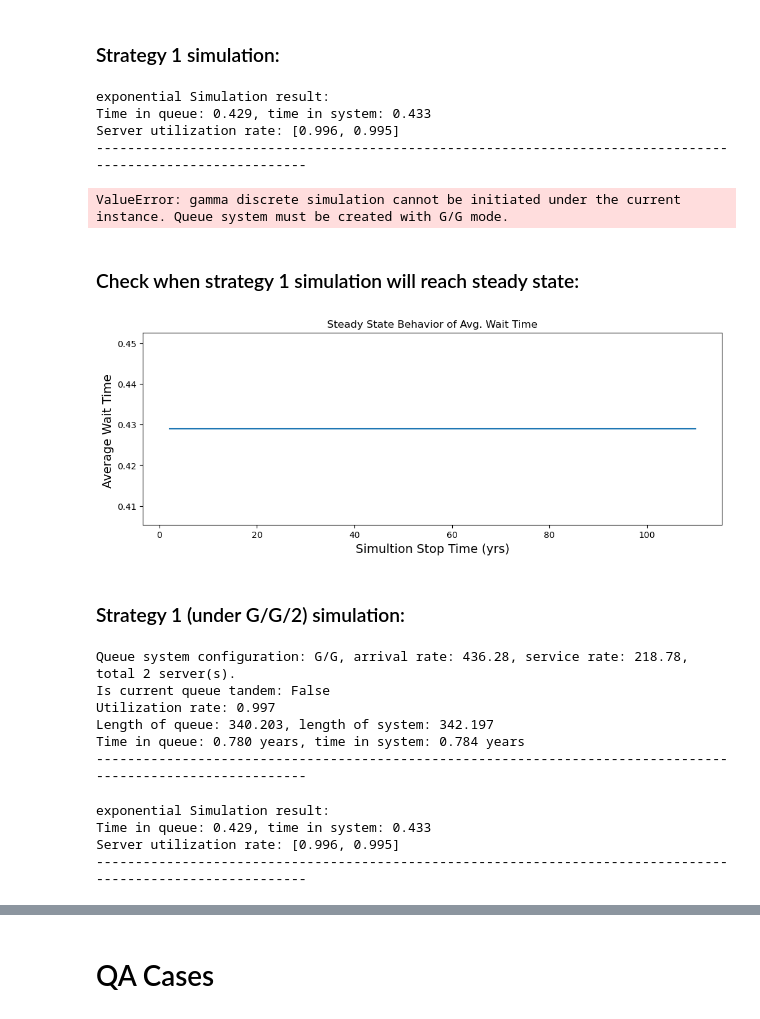
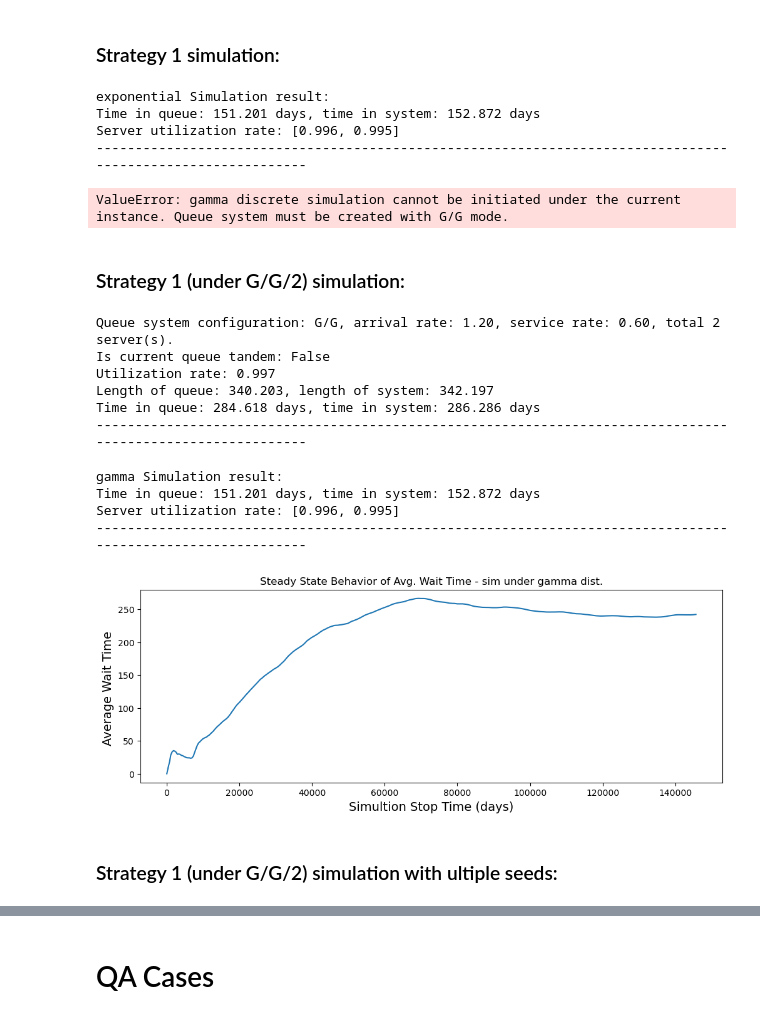
Before and after one commit to ForWardoves/8415_Service, a Jupyter notebook: Case_4/8415_case_4.ipynb, the cells around one changed output, grey strips where cells are left out. Saved outputs shown, nothing was run; the diff lists cells and outputs as text; code cells hidden in the pictures.

Commit message:
Add repeated simulation over different seeds

```diff
--- a/Case_4/8415_case_4.ipynb
+++ b/Case_4/8415_case_4.ipynb
@@ -368,7 +407,7 @@ Time in queue: 1.041 years, time in system: 1.044 years
 # Create a new simulation session with seed = 20
 stg1.discrete_sim_exp(20)
 # Run simulation until 20000 patients have received transplant
-stg1.get_sim_record(stop_criteria='customer', stop_count=200000)
+stg1.get_sim_record(stop_criteria='time', stop_count=365*500)
 # Get performance parameters:
 stg1.get_sim_params()
 
@@ -376,36 +415,37 @@ stg1.get_sim_params()
 stg1.discrete_sim_gamma(20) # This will raise a ValueError()
 # %% [output]
 exponential Simulation result:
-Time in queue: 0.429, time in system: 0.433
+Time in queue: 151.201 days, time in system: 152.872 days
 Server utilization rate: [0.996, 0.995]
 ------------------------------------------------------------------------------------------------------------
 ValueError: gamma discrete simulation cannot be initiated under the current instance. Queue system must be created with G/G mode.
-# %% [markdown]
-### Check when strategy 1 simulation will reach steady state:
-# %%
-stg1.get_steady_state(2, 2, 55)
-# %% [output]
-[figure, removed]
 # %% [markdown]
 ### Strategy 1 (under G/G/2) simulation:
 # %%
 # Create a new G/G/2 queue system where the CV for both patients and donors per year is 1:
-stg1_r = queue(data.avg_patients.sum(), data.avg_donors.mean(), mode = "G/G", c=2, cv_a=1, cv_s=1)
+stg1_r = queue(data.avg_patients.sum(), data.avg_donors.mean(), mode = "G/G", c=2, cv_a=1, cv_s=1, unit=unit)
 stg1_r.verbose = 1
 # Get params again:
 stg1_r.get_params()
 # Get simulations again:
-stg1_r.discrete_sim_exp(20)
-stg1_r.get_sim_record(stop_criteria='customer', stop_count=200000)
+stg1_r.discrete_sim_gamma(20)
+stg1_r.get_sim_record(stop_criteria='time', stop_count=365*500)
 stg1_r.get_sim_params()
 # %% [output]
-Queue system configuration: G/G, arrival rate: 436.28, service rate: 218.78, total 2 server(s).
+Queue system configuration: G/G, arrival rate: 1.20, service rate: 0.60, total 2 server(s).
 Is current queue tandem: False
 Utilization rate: 0.997
 Length of queue: 340.203, length of system: 342.197
-Time in queue: 0.780 years, time in system: 0.784 years
+Time in queue: 284.618 days, time in system: 286.286 days
 ------------------------------------------------------------------------------------------------------------
-exponential Simulation result:
-Time in queue: 0.429, time in system: 0.433
+gamma Simulation result:
+Time in queue: 151.201 days, time in system: 152.872 days
 Server utilization rate: [0.996, 0.995]
 ------------------------------------------------------------------------------------------------------------
+# %%
+stg1_r.discrete_sim_gamma(0)
+stg1_r.get_steady_state(20, 365, 400)
+# %% [output]
+[figure, added]
+# %% [markdown]
+### Strategy 1 (under G/G/2) simulation with ultiple seeds:
```
Also changed, not shown: parts of 13 cells of this notebook.
